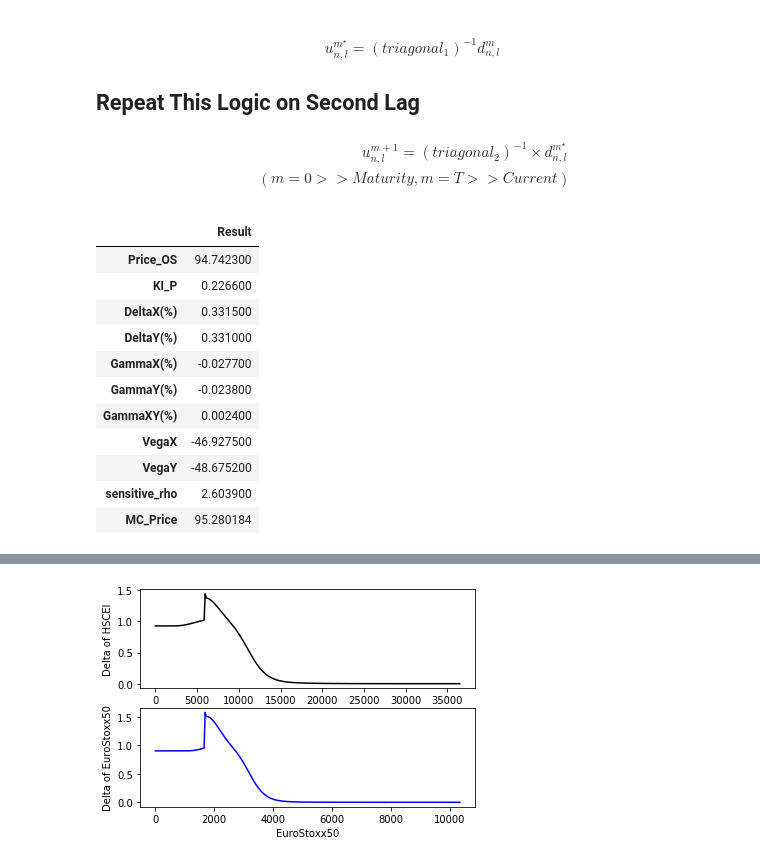
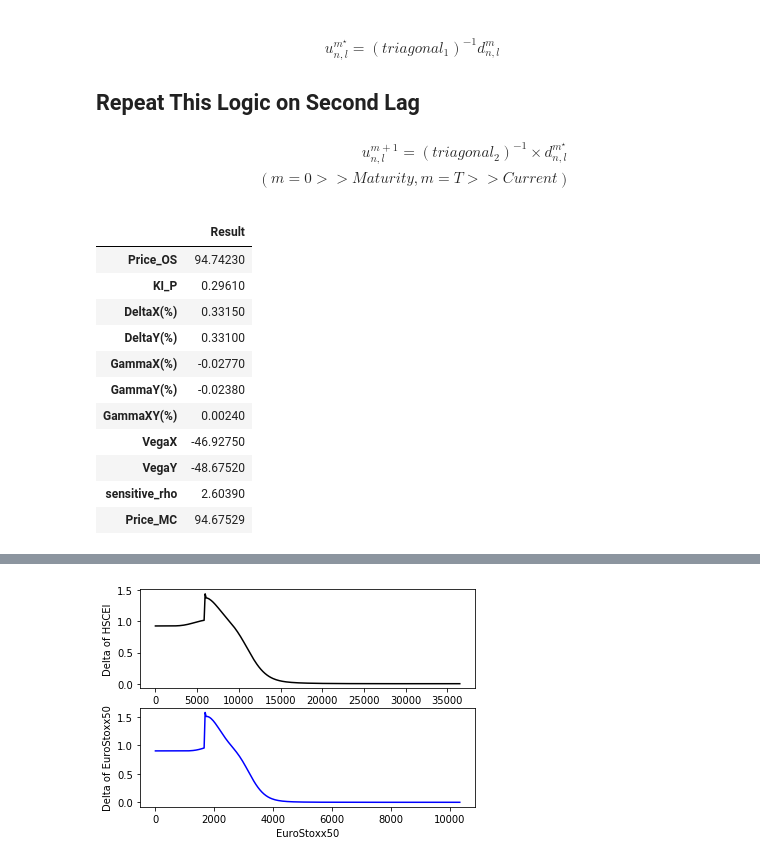
Before and after one commit to ciiadaesun/Derivative_Pricing, a Jupyter notebook: Numerical_ELS_Pricing.ipynb, the cells around one changed output, grey strips where cells are left out. Saved outputs shown, nothing was run; the diff lists cells and outputs as text; code cells hidden in the pictures.

```diff
--- a/Numerical_ELS_Pricing.ipynb
+++ b/Numerical_ELS_Pricing.ipynb
@@ -526,5 +516,5 @@ def Monte_Valuation(X,Y,std_x_K, std_x_KI, std_y_K, std_y_KI,KI,cr,K,r,T,rho, F
 # %%
-Monte_P, KI_P = Monte_Valuation(X,Y,std_x_K, std_x_KI, std_y_K, std_y_KI,KI,cr,K,r,T,rho, F = 100, days_C_to_C = 125,number_of_simul = 10000)
+Monte_P, KI_P = MC_price(X,Y,std_x_K, std_x_KI, std_y_K, std_y_KI,KI,cr,K,r,T,rho, F = 100, days_C_to_C = 125,number_of_simul = 10000)
 # %%
 def Plotting(X,Y,N, DeltaY = DeltaY, DeltaX= DeltaX, max_multiple = 3) :
     Xmax, Xmin     = max_multiple * X       ,  0
@@ -600,20 +590,20 @@ def Result(X,Y,N,KI_P, Price,DeltaX, DeltaY, GammaX, GammaY, GammaXY, VegaX, Veg
     return Result
 # %%
 Res = Result(X,Y,N,KI_P, Price,DeltaX, DeltaY, GammaX, GammaY, GammaXY, VegaX, VegaY, Rho_Greeks, max_multiple = 3)
-pd.concat([Res, pd.DataFrame([Monte_P], index = ['MC_Price'], columns = ['Result'])], axis = 0)
+pd.concat([Res, pd.DataFrame([Monte_P], index = ['Price_MC'], columns = ['Result'])], axis = 0)
 # %% [output]
 |  | Result |
-| Price_OS | 94.742300 |
-| KI_P | 0.226600 |
-| DeltaX(%) | 0.331500 |
-| DeltaY(%) | 0.331000 |
-| GammaX(%) | -0.027700 |
-| GammaY(%) | -0.023800 |
-| GammaXY(%) | 0.002400 |
-| VegaX | -46.927500 |
-| VegaY | -48.675200 |
-| sensitive_rho | 2.603900 |
-| MC_Price | 95.280184 |
+| Price_OS | 94.74230 |
+| KI_P | 0.29610 |
+| DeltaX(%) | 0.33150 |
+| DeltaY(%) | 0.33100 |
+| GammaX(%) | -0.02770 |
+| GammaY(%) | -0.02380 |
+| GammaXY(%) | 0.00240 |
+| VegaX | -46.92750 |
+| VegaY | -48.67520 |
+| sensitive_rho | 2.60390 |
+| Price_MC | 94.67529 |
 # %%
 pd.DataFrame([Monte_P], index = ['MC_Price'], columns = ['Result'])
 # %% [output]
```
Also changed, not shown: parts of 2 cells of this notebook, 1 other file.
